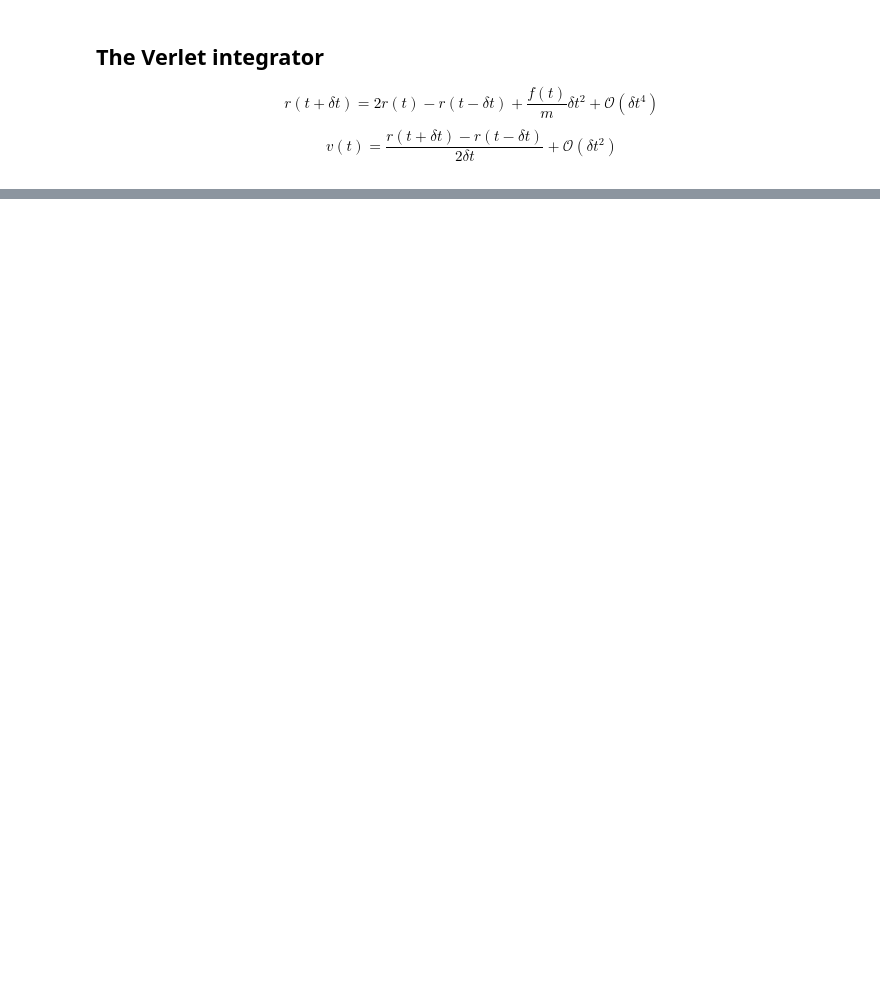
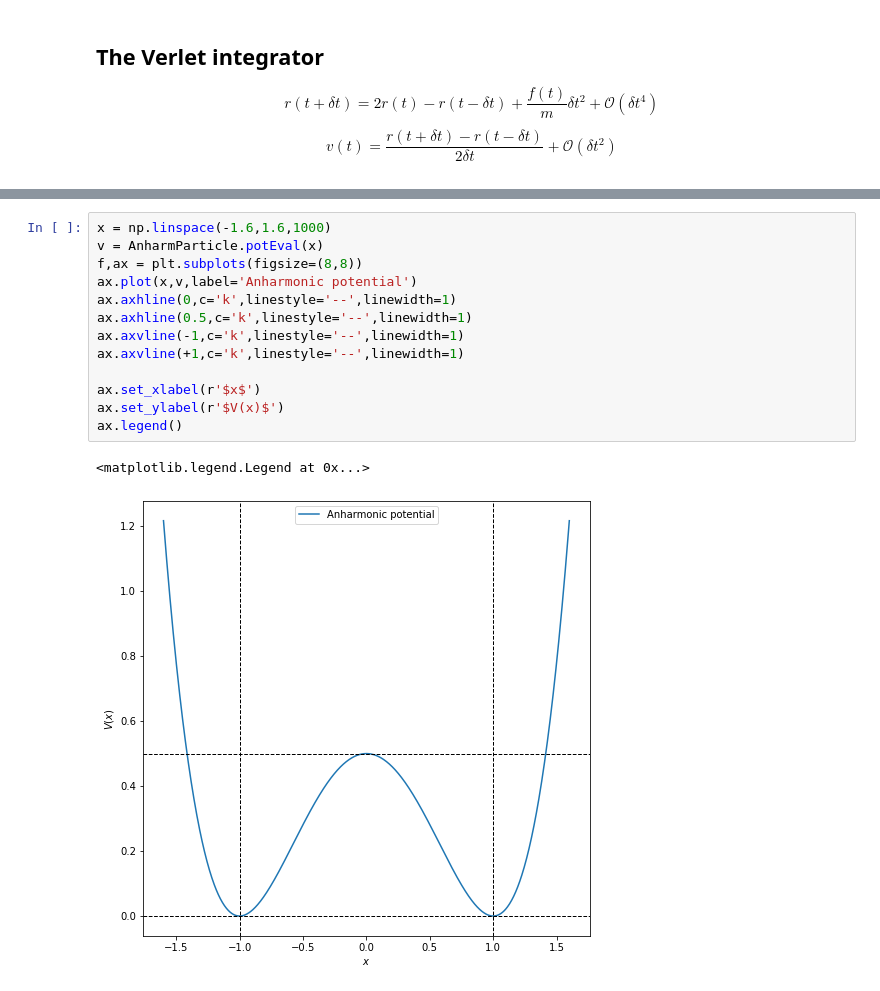
Before and after one commit to brianz98/chem-536-final-project, a Jupyter notebook: anharmonic-oscillator-molecular-dynamics.ipynb, the cells around one changed output, grey strips where cells are left out. Drawn from its saved outputs; the diff is of its cells as text; blank space fills up the shorter version.

```diff
--- a/anharmonic-oscillator-molecular-dynamics.ipynb
+++ b/anharmonic-oscillator-molecular-dynamics.ipynb
@@ -89,0 +140,16 @@ class AnharmParticle:
+# %%
+x = np.linspace(-1.6,1.6,1000)
+v = AnharmParticle.potEval(x)
+f,ax = plt.subplots(figsize=(8,8))
+ax.plot(x,v,label='Anharmonic potential')
+ax.axhline(0,c='k',linestyle='--',linewidth=1)
+ax.axhline(0.5,c='k',linestyle='--',linewidth=1)
+ax.axvline(-1,c='k',linestyle='--',linewidth=1)
+ax.axvline(+1,c='k',linestyle='--',linewidth=1)
+
+ax.set_xlabel(r'$x$')
+ax.set_ylabel(r'$V(x)$')
+ax.legend()
+# %% [output]
+<matplotlib.legend.Legend at 0x...>
+[figure, added]
```
Also changed, not shown: parts of 24 cells of this notebook, 1 other file.
